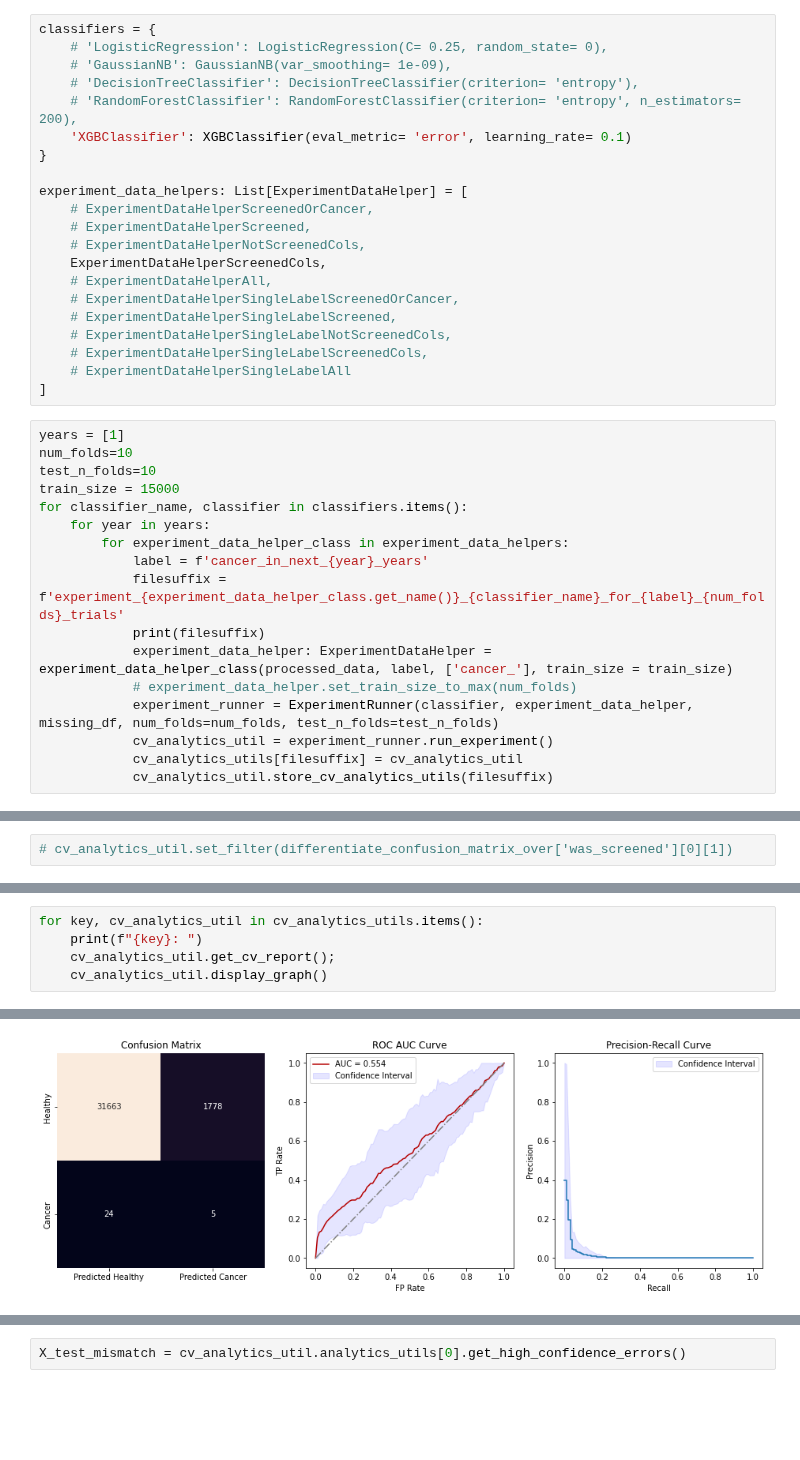
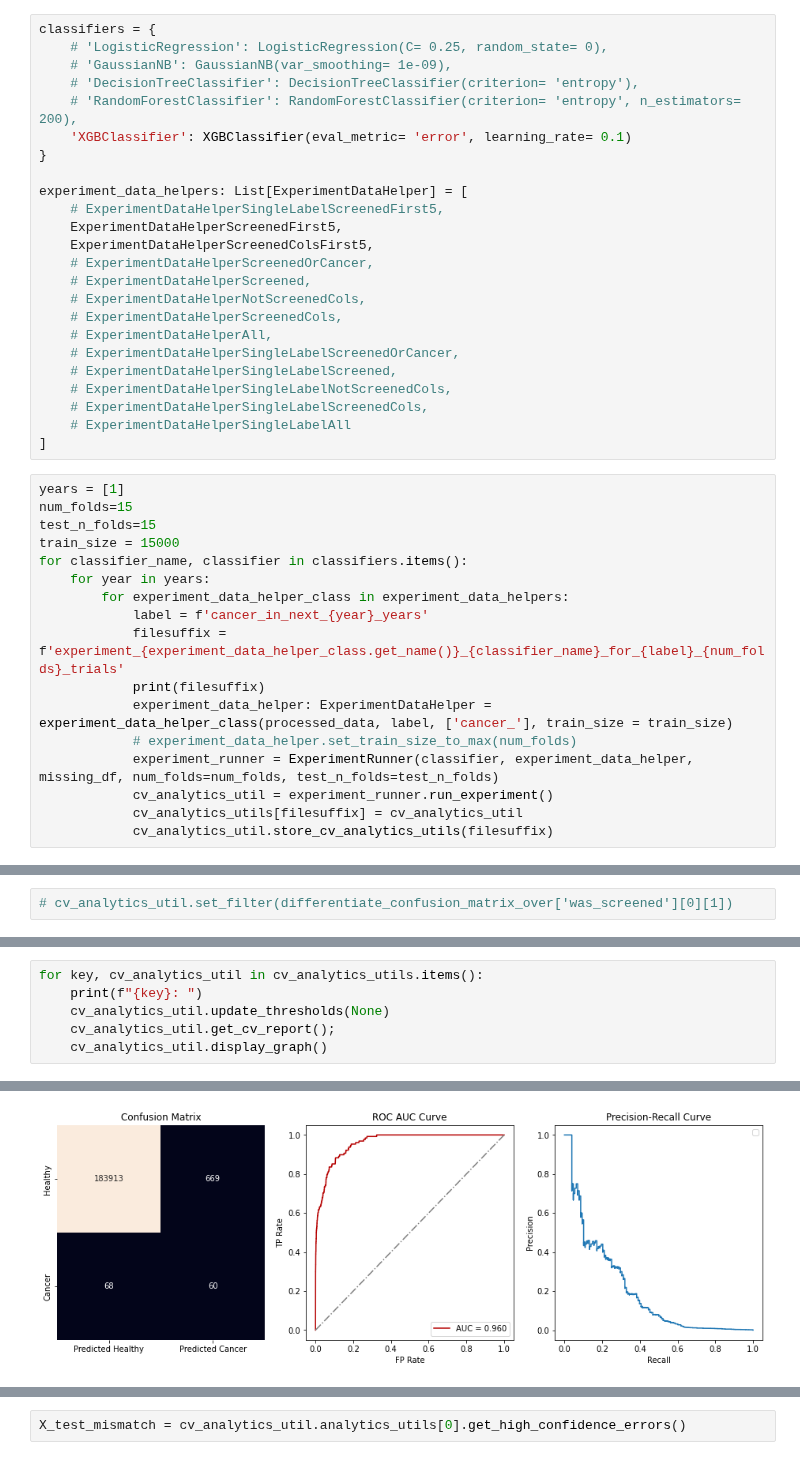
Before and after one commit to fedorenkood/ovarian_cancer_models, a Jupyter notebook: running_classifier_oop.ipynb, the cells around one changed output, grey strips where cells are left out. Cells and saved outputs as stored; diff of their text form; blank space fills up the shorter version.

Commit message:
experiment over the first 5 years

```diff
--- a/running_classifier_oop.ipynb
+++ b/running_classifier_oop.ipynb
@@ -71,10 +71,13 @@ classifiers = {
 }
 
 experiment_data_helpers: List[ExperimentDataHelper] = [
+    # ExperimentDataHelperSingleLabelScreenedFirst5,
+    ExperimentDataHelperScreenedFirst5,
+    ExperimentDataHelperScreenedColsFirst5,
     # ExperimentDataHelperScreenedOrCancer,
     # ExperimentDataHelperScreened,
     # ExperimentDataHelperNotScreenedCols,
-    ExperimentDataHelperScreenedCols,
+    # ExperimentDataHelperScreenedCols,
     # ExperimentDataHelperAll,
     # ExperimentDataHelperSingleLabelScreenedOrCancer,
     # ExperimentDataHelperSingleLabelScreened,
@@ -84,8 +87,8 @@ experiment_data_helpers: List[ExperimentDataHelper] = [
 ]
 # %%
 years = [1]
-num_folds=10
-test_n_folds=10
+num_folds=15
+test_n_folds=15
 train_size = 15000
 for classifier_name, classifier in classifiers.items():
     for year in years:
@@ -110,6 +129,7 @@ cv_analytics_util.analytics_utils[0].get_report_generation_util().get_roc_thresh
 # %%
 for key, cv_analytics_util in cv_analytics_utils.items():
     print(f"{key}: ")
+    cv_analytics_util.update_thresholds(None)
     cv_analytics_util.get_cv_report();
     cv_analytics_util.display_graph()
 # %% [output]
@@ -131 +152 @@ Cross-Validation measures:
-[figure, old version]
+[figure, new version]
```
Also changed, not shown: parts of 5 cells of this notebook, 8 other files.
